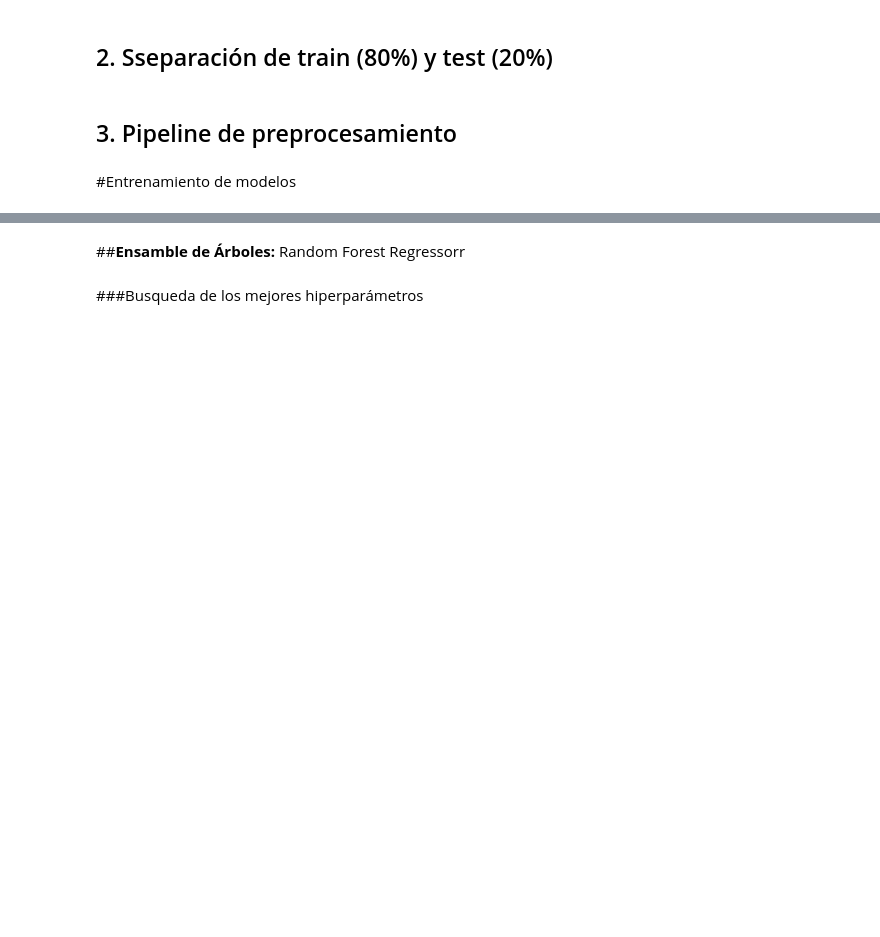
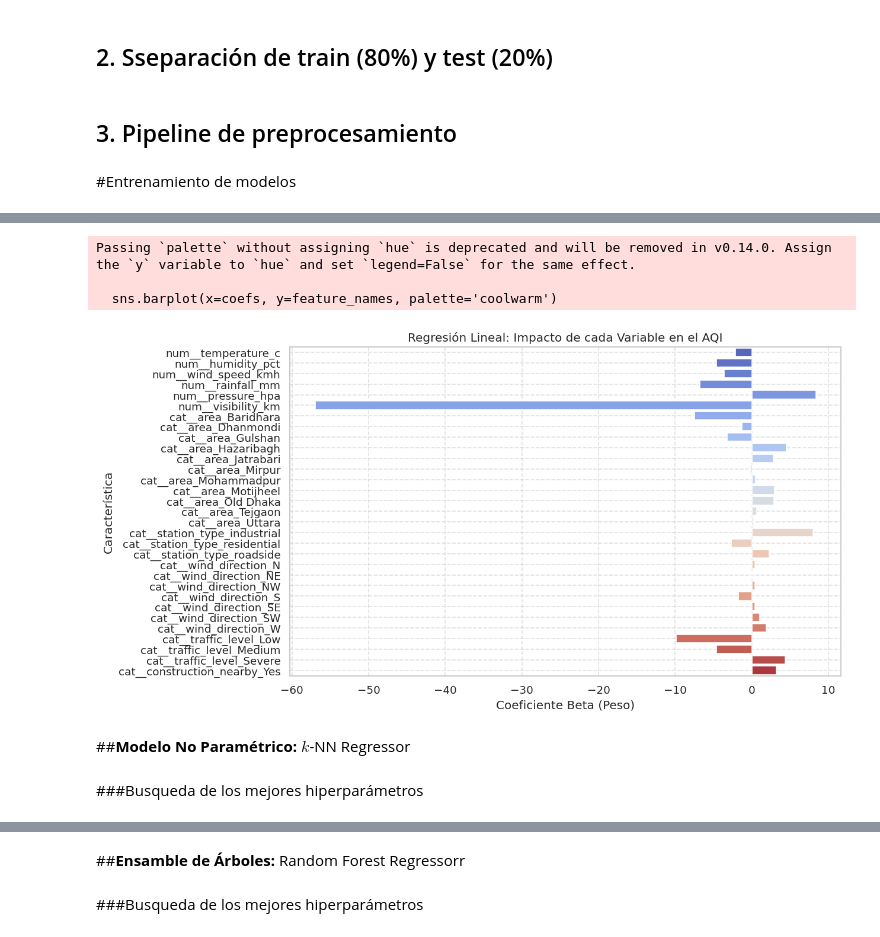
Before and after one commit to JuanMauwu/air-quality-prediction-analysis, a Jupyter notebook: notebooks/Exploración_inicial_dataset_Dhaka_AQI.ipynb, the cells around one changed output, grey strips where cells are left out. Cells and saved outputs as stored; diff of their text form; code cells hidden in the pictures; blank space fills up the shorter version.

```diff
--- a/notebooks/Exploración_inicial_dataset_Dhaka_AQI.ipynb
+++ b/notebooks/Exploración_inicial_dataset_Dhaka_AQI.ipynb
@@ -216,0 +320,18 @@ cv_strategy = KFold(n_splits=5, shuffle=True, random_state=42)
+# %%
+feature_names = best_lr.named_steps['preprocessor'].get_feature_names_out()
+coefs = best_lr.named_steps['regressor'].coef_
+
+plt.figure(figsize=(10, 6))
+sns.barplot(x=coefs, y=feature_names, palette='coolwarm')
+plt.title('Regresión Lineal: Impacto de cada Variable en el AQI')
+plt.xlabel('Coeficiente Beta (Peso)')
+plt.ylabel('Característica')
+plt.grid(True, linestyle='--', alpha=0.6)
+plt.show()
+# %% [output]
+Passing `palette` without assigning `hue` is deprecated and will be removed in v0.14.0. Assign the `y` variable to `hue` and set `legend=False` for the same effect.
+
+  sns.barplot(x=coefs, y=feature_names, palette='coolwarm')
+[figure, added]
+# %% [markdown]
+##**Modelo No Paramétrico:** $k$-NN Regressor
@@ -216,0 +343,2 @@ cv_strategy = KFold(n_splits=5, shuffle=True, random_state=42)
+# %% [markdown]
+###Busqueda de los mejores hiperparámetros
```
Also changed, not shown: parts of 43 cells of this notebook.
